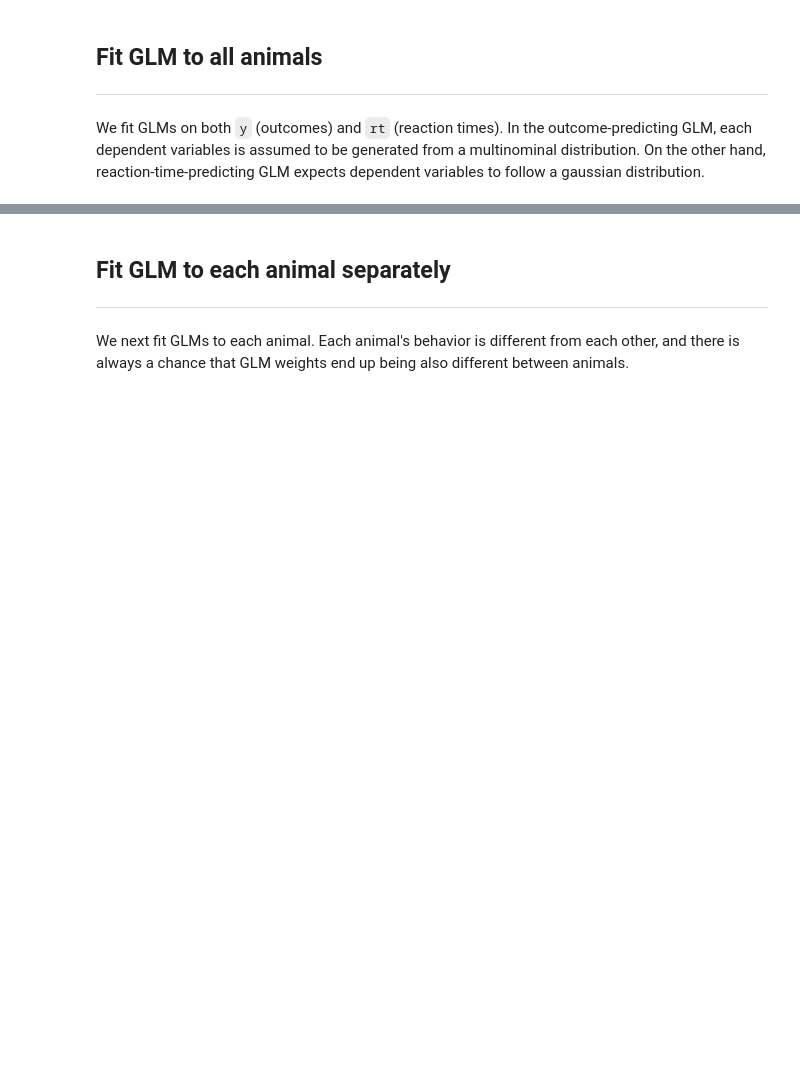
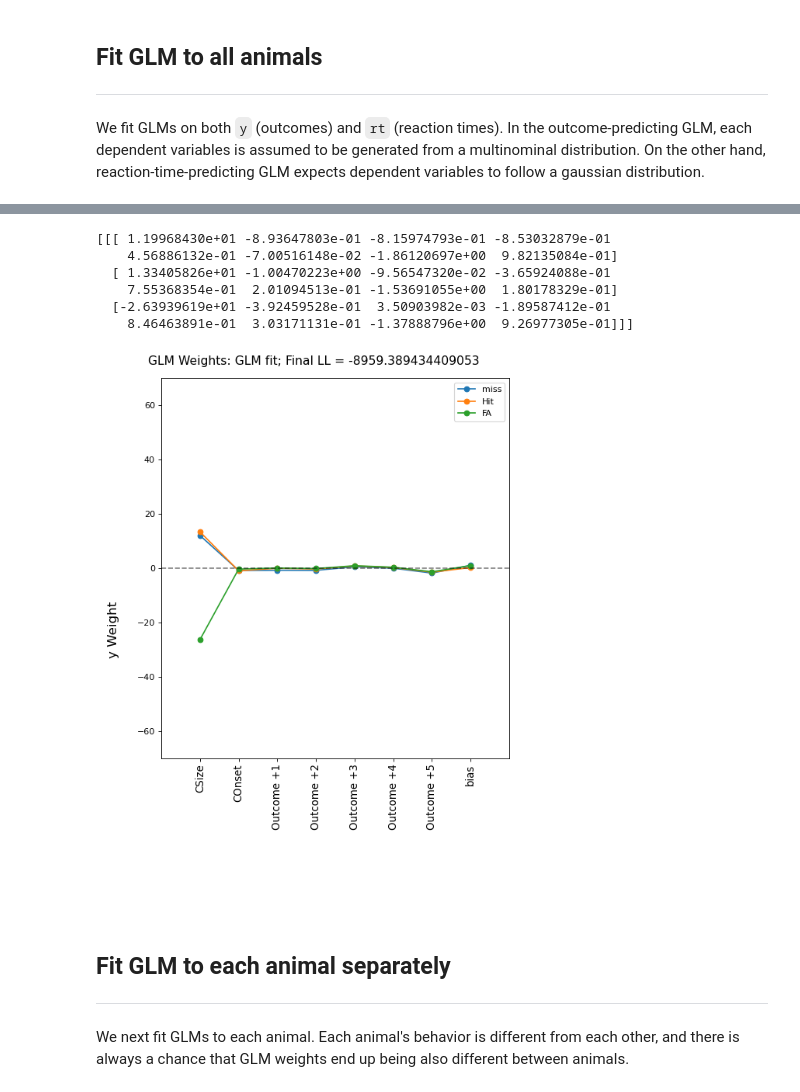
Before and after one commit to sumiya-kuroda/glm-hmm, a Jupyter notebook: 2_fit_models/dmdm/1_fit_glm/fit_glm_dmdm.ipynb, the cells around one changed output, grey strips where cells are left out. Saved outputs shown, nothing was run; the diff lists cells and outputs as text; code cells hidden in the pictures; blank space fills up the shorter version.

```diff
--- a/2_fit_models/dmdm/1_fit_glm/fit_glm_dmdm.ipynb
+++ b/2_fit_models/dmdm/1_fit_glm/fit_glm_dmdm.ipynb
@@ -231,11 +239,19 @@ Wall time: 10min 11s
 # %%
 # Plot some results for y
 from IPython.display import Image
-example_npz_loc = str(results_dir / "GLM" / "fold_4" / 'variables_of_interest_y_iter_0.npz')
+example_npz_loc = str(results_dir / "GLM" / "fold_4" / 'GLM_y_variables_of_interest_iter_0.npz')
 example_npz = np.load(example_npz_loc)
 example_img_loc = str(results_dir / "GLM" / "fold_4" / 'y_glm_weights_init0.png')
 print(example_npz['arr_1'])
 Image(filename=example_img_loc)
+# %% [output]
+[[[ 1.19968430e+01 -8.93647803e-01 -8.15974793e-01 -8.53032879e-01
+    4.56886132e-01 -7.00516148e-02 -1.86120697e+00  9.82135084e-01]
+  [ 1.33405826e+01 -1.00470223e+00 -9.56547320e-02 -3.65924088e-01
+    7.55368354e-01  2.01094513e-01 -1.53691055e+00  1.80178329e-01]
+  [-2.63939619e+01 -3.92459528e-01  3.50903982e-03 -1.89587412e-01
+    8.46463891e-01  3.03171131e-01 -1.37888796e+00  9.26977305e-01]]]
+[figure, added]
 # %% [markdown]
 ## **Fit GLM to each animal separately**
 ---
```
Also changed, not shown: parts of 11 cells of this notebook, 1 other file.
